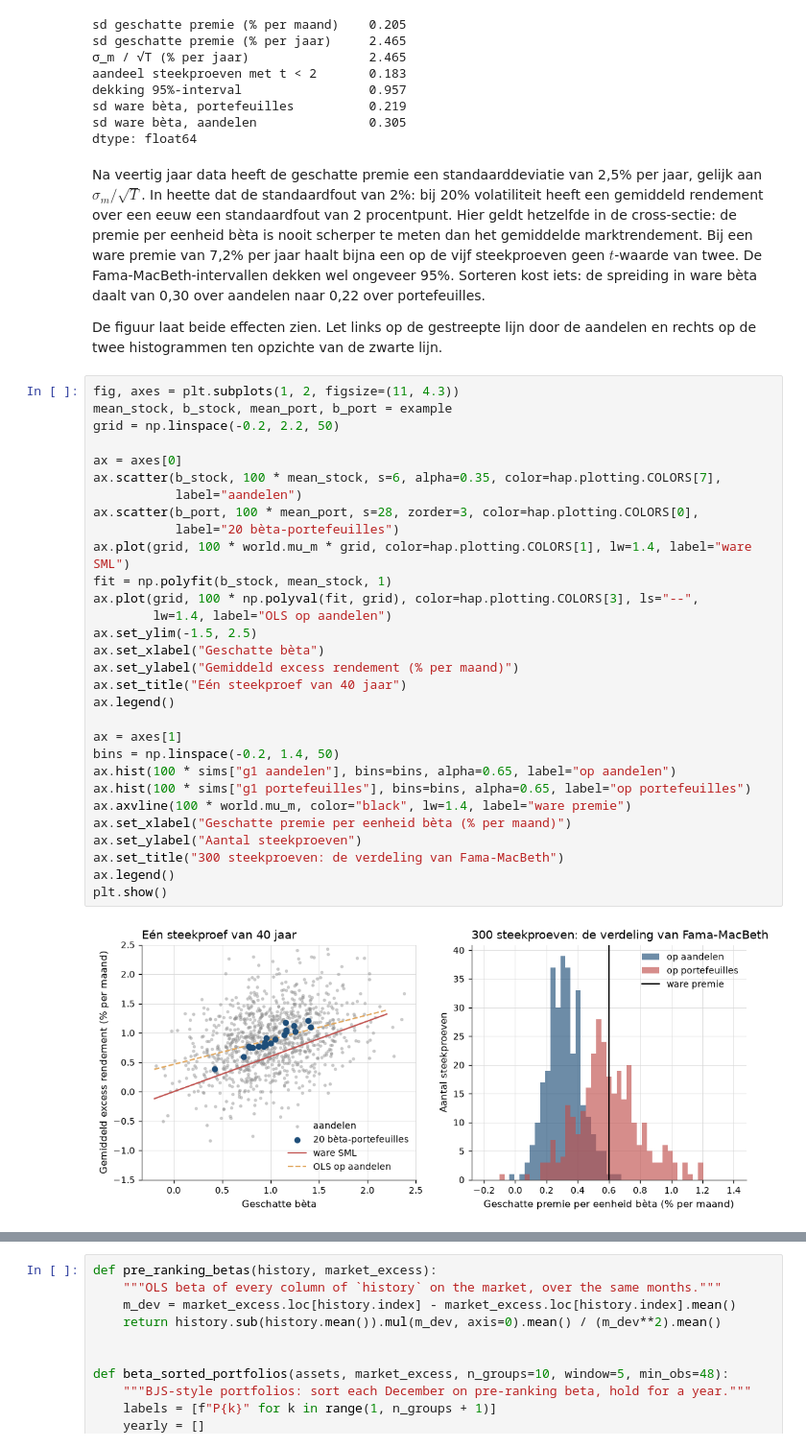
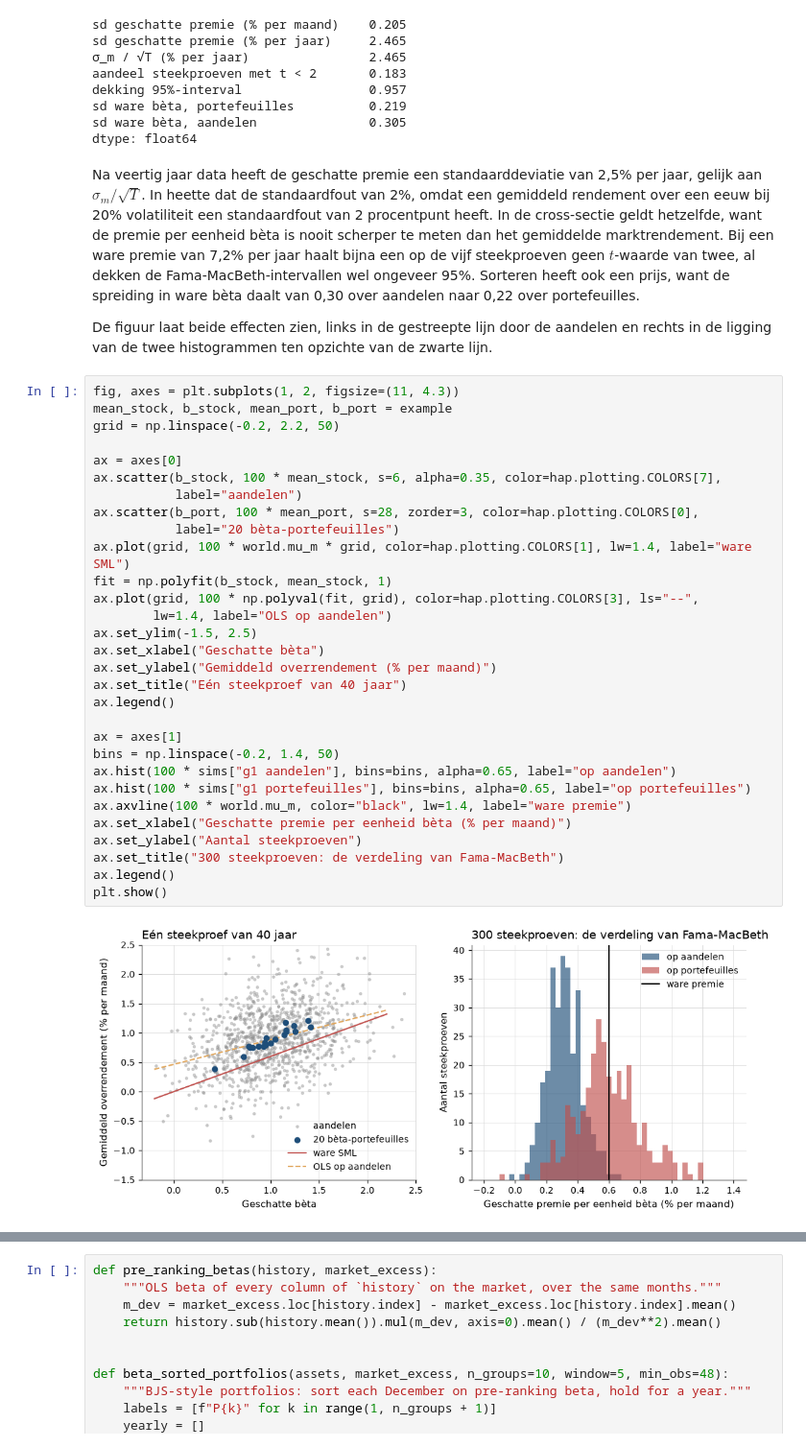
Before and after one commit to MaartenN14/history-asset-pricing, a Jupyter notebook: lectures/02_08_capm.ipynb, the cells around one changed output, grey strips where cells are left out. Shown at 96% size. Drawn from its saved outputs; the diff is of its cells as text.

```diff
--- a/lectures/02_08_capm.ipynb
+++ b/lectures/02_08_capm.ipynb
@@ -789,48 +817,49 @@ dtype: float64
 # %% [markdown]
 Na veertig jaar data heeft de geschatte premie een standaarddeviatie van 2,5% per
 jaar, gelijk aan $\sigma_m/\sqrt{T}$. In [](#00-01-rendementen) heette dat de
-standaardfout van 2%: bij 20% volatiliteit heeft een gemiddeld rendement over een
-eeuw een standaardfout van 2 procentpunt. Hier geldt hetzelfde in de
-cross-sectie: de premie per eenheid bèta is nooit scherper te meten dan het
+standaardfout van 2%, omdat een gemiddeld rendement over een eeuw bij 20% volatiliteit
+een standaardfout van 2 procentpunt heeft. In de cross-sectie geldt hetzelfde, want
+de premie per eenheid bèta is nooit scherper te meten dan het
 gemiddelde marktrendement. Bij een ware premie van
-7,2% per jaar haalt bijna een op de vijf steekproeven geen $t$-waarde van twee. De
-Fama-MacBeth-intervallen dekken wel ongeveer 95%. Sorteren kost iets: de spreiding
+7,2% per jaar haalt bijna een op de vijf steekproeven geen $t$-waarde van twee, al
+dekken de Fama-MacBeth-intervallen wel ongeveer 95%. Sorteren heeft ook een prijs, want de
+spreiding
 in ware bèta daalt van 0,30 over aandelen naar 0,22 over portefeuilles.
 
-De figuur laat beide effecten zien. Let links op de gestreepte lijn door de
-aandelen en rechts op de twee histogrammen ten opzichte van de zwarte lijn.
+De figuur laat beide effecten zien, links in de gestreepte lijn door de
+aandelen en rechts in de ligging van de twee histogrammen ten opzichte van de zwarte lijn.
 # %%
 fig, axes = plt.subplots(1, 2, figsize=(11, 4.3))
 mean_stock, b_stock, mean_port, b_port = example
 grid = np.linspace(-0.2, 2.2, 50)
 
 ax = axes[0]
 ax.scatter(b_stock, 100 * mean_stock, s=6, alpha=0.35, color=hap.plotting.COLORS[7],
            label="aandelen")
 ax.scatter(b_port, 100 * mean_port, s=28, zorder=3, color=hap.plotting.COLORS[0],
            label="20 bèta-portefeuilles")
 ax.plot(grid, 100 * world.mu_m * grid, color=hap.plotting.COLORS[1], lw=1.4, label="ware SML")
 fit = np.polyfit(b_stock, mean_stock, 1)
 ax.plot(grid, 100 * np.polyval(fit, grid), color=hap.plotting.COLORS[3], ls="--",
         lw=1.4, label="OLS op aandelen")
 ax.set_ylim(-1.5, 2.5)
 ax.set_xlabel("Geschatte bèta")
-ax.set_ylabel("Gemiddeld excess rendement (% per maand)")
+ax.set_ylabel("Gemiddeld overrendement (% per maand)")
 ax.set_title("Eén steekproef van 40 jaar")
 ax.legend()
 
 ax = axes[1]
 bins = np.linspace(-0.2, 1.4, 50)
 ax.hist(100 * sims["g1 aandelen"], bins=bins, alpha=0.65, label="op aandelen")
 ax.hist(100 * sims["g1 portefeuilles"], bins=bins, alpha=0.65, label="op portefeuilles")
 ax.axvline(100 * world.mu_m, color="black", lw=1.4, label="ware premie")
 ax.set_xlabel("Geschatte premie per eenheid bèta (% per maand)")
 ax.set_ylabel("Aantal steekproeven")
 ax.set_title("300 steekproeven: de verdeling van Fama-MacBeth")
 ax.legend()
 plt.show()
 # %% [output]
-[figure, old version]
+[figure, new version]
 # %% [markdown]
 :::{figure} #cel-capm-simulatie
 :label: fig-capm-simulatie
```
Also changed, not shown: parts of 19 cells of this notebook, 4 other files.
